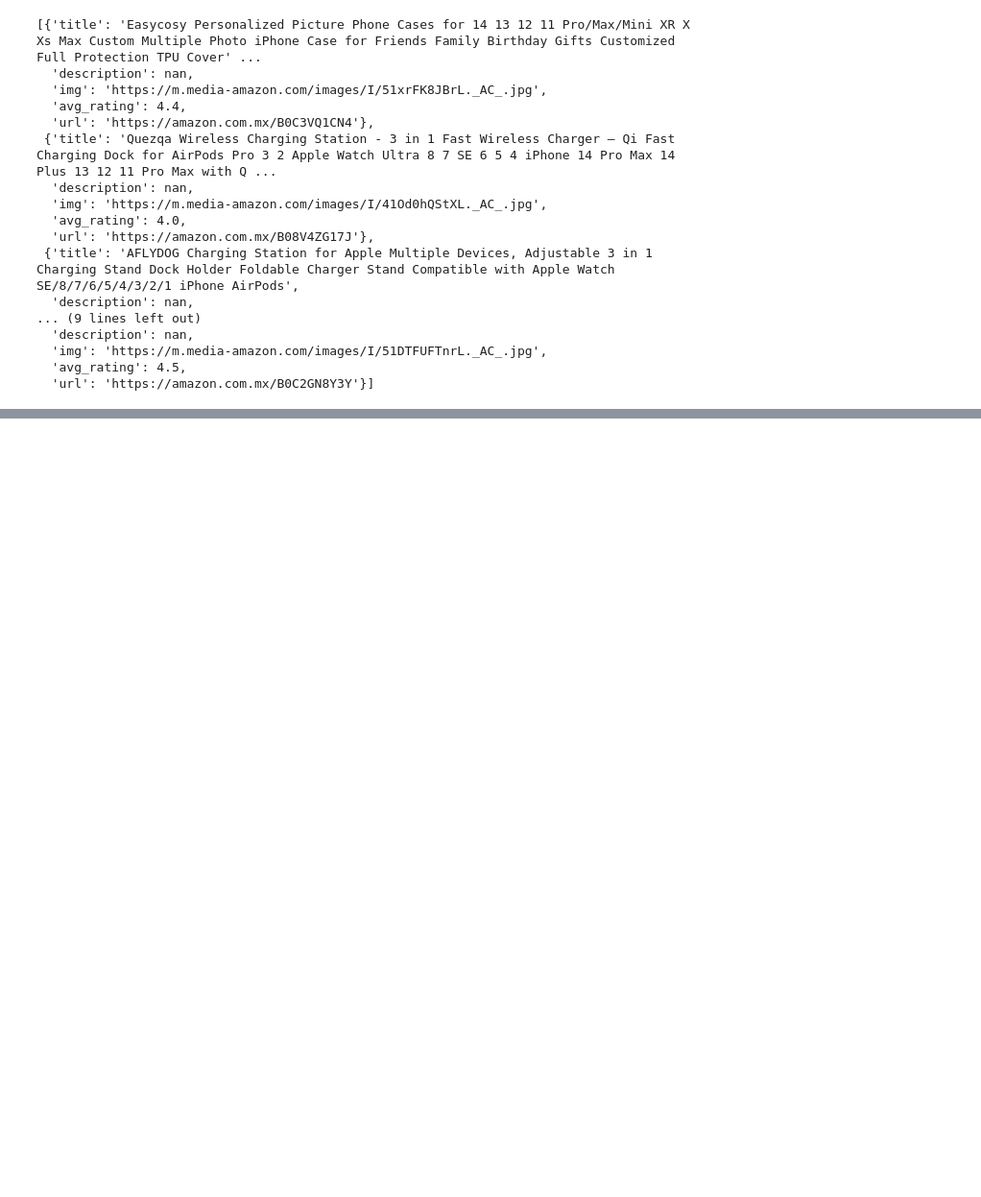
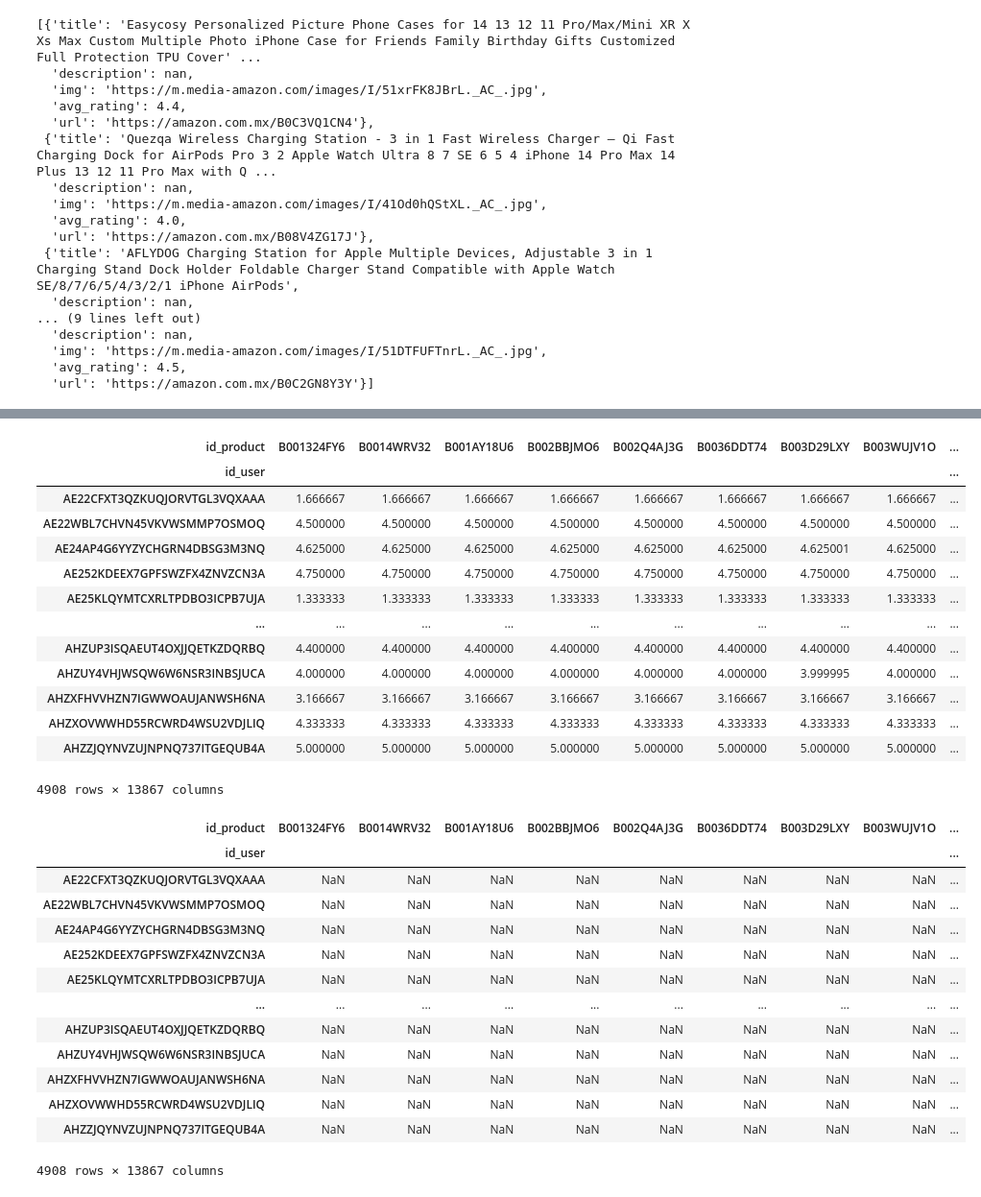
Before and after one commit to Aleksei115/Recommender-Engines, a Jupyter notebook: main.ipynb, the cells around one changed output, grey strips where cells are left out. Shown: that part at 96% size. Drawn from its saved outputs; the diff is of its cells as text; code cells hidden in the pictures; blank space fills up the shorter version.

```diff
--- a/main.ipynb
+++ b/main.ipynb
@@ -386,0 +724,14 @@ return_array_user_profile
+# %%
+#Now we have our pivot table with the index as the users and the columns as the products, the values are the ratings
+user_ratings_df = filtered_df_reviews.pivot(values='rating',index='id_user',columns='id_product')
+
+
+#Centered values around 0
+avg_ratings = user_ratings_df.mean(axis=1)
+user_ratings_pivot_centered = user_ratings_df.sub(avg_ratings, axis=0)
+
+#Fill missing values
+user_ratings_pivot_centered.fillna(0,inplace=True)
+
+#Ratings centered around 0
+display(user_ratings_pivot_centered.mean(axis=1).head(5))
@@ -386,0 +746,61 @@ return_array_user_profile
+# %%
+from scipy.sparse.linalg import svds
+import scipy.sparse as sp
+
+# Convert DataFrame to a sparse matrix
+user_ratings_sparse = sp.csr_matrix(user_ratings_pivot_centered.values)
+
+# Perform SVD
+U, sigma, Vt = svds(user_ratings_sparse)
+
+#Conver sigma into diagonal matrix
+sigma = np.diag(sigma)
+
+
+# Dot product of U and sigma
+U_sigma = np.dot(U, sigma)
+
+# Dot product of result and Vt
+U_sigma_Vt = np.dot(U_sigma, Vt)
+
+# Add the row means back contained in avg_ratings
+uncentered_ratings = U_sigma_Vt + avg_ratings.values.reshape(-1, 1)
+
+
+# Create DataFrame of the results
+calc_pred_ratings_df = pd.DataFrame(uncentered_ratings,
+                                    index=user_ratings_df.index,
+                                    columns=user_ratings_df.columns
+                                   )
+# Print both the recalculated matrix and the original
+display(calc_pred_ratings_df)
+display(user_ratings_df)
+# %% [output]
+| id_product | B001324FY6 | B0014WRV32 | B001AY18U6 | B002BBJMO6 | B002Q4AJ3G | B0036DDT74 | B003D29LXY | B003WUJV1O | ... |
+| id_user |  |  |  |  |  |  |  |  | ... |
+| AE22CFXT3QZKUQJORVTGL3VQXAAA | 1.666667 | 1.666667 | 1.666667 | 1.666667 | 1.666667 | 1.666667 | 1.666667 | 1.666667 | ... |
+| AE22WBL7CHVN45VKVWSMMP7OSMOQ | 4.500000 | 4.500000 | 4.500000 | 4.500000 | 4.500000 | 4.500000 | 4.500000 | 4.500000 | ... |
+| AE24AP4G6YYZYCHGRN4DBSG3M3NQ | 4.625000 | 4.625000 | 4.625000 | 4.625000 | 4.625000 | 4.625000 | 4.625001 | 4.625000 | ... |
+| AE252KDEEX7GPFSWZFX4ZNVZCN3A | 4.750000 | 4.750000 | 4.750000 | 4.750000 | 4.750000 | 4.750000 | 4.750000 | 4.750000 | ... |
+| AE25KLQYMTCXRLTPDBO3ICPB7UJA | 1.333333 | 1.333333 | 1.333333 | 1.333333 | 1.333333 | 1.333333 | 1.333333 | 1.333333 | ... |
+| ... | ... | ... | ... | ... | ... | ... | ... | ... | ... |
+| AHZUP3ISQAEUT4OXJJQETKZDQRBQ | 4.400000 | 4.400000 | 4.400000 | 4.400000 | 4.400000 | 4.400000 | 4.400000 | 4.400000 | ... |
+| AHZUY4VHJWSQW6W6NSR3INBSJUCA | 4.000000 | 4.000000 | 4.000000 | 4.000000 | 4.000000 | 4.000000 | 3.999995 | 4.000000 | ... |
+| AHZXFHVVHZN7IGWWOAUJANWSH6NA | 3.166667 | 3.166667 | 3.166667 | 3.166667 | 3.166667 | 3.166667 | 3.166667 | 3.166667 | ... |
+| AHZXOVWWHD55RCWRD4WSU2VDJLIQ | 4.333333 | 4.333333 | 4.333333 | 4.333333 | 4.333333 | 4.333333 | 4.333333 | 4.333333 | ... |
+| AHZZJQYNVZUJNPNQ737ITGEQUB4A | 5.000000 | 5.000000 | 5.000000 | 5.000000 | 5.000000 | 5.000000 | 5.000000 | 5.000000 | ... |
+4908 rows × 13867 columns
+| id_product | B001324FY6 | B0014WRV32 | B001AY18U6 | B002BBJMO6 | B002Q4AJ3G | B0036DDT74 | B003D29LXY | B003WUJV1O | ... |
+| id_user |  |  |  |  |  |  |  |  | ... |
+| AE22CFXT3QZKUQJORVTGL3VQXAAA | NaN | NaN | NaN | NaN | NaN | NaN | NaN | NaN | ... |
+| AE22WBL7CHVN45VKVWSMMP7OSMOQ | NaN | NaN | NaN | NaN | NaN | NaN | NaN | NaN | ... |
+| AE24AP4G6YYZYCHGRN4DBSG3M3NQ | NaN | NaN | NaN | NaN | NaN | NaN | NaN | NaN | ... |
+| AE252KDEEX7GPFSWZFX4ZNVZCN3A | NaN | NaN | NaN | NaN | NaN | NaN | NaN | NaN | ... |
+| AE25KLQYMTCXRLTPDBO3ICPB7UJA | NaN | NaN | NaN | NaN | NaN | NaN | NaN | NaN | ... |
+| ... | ... | ... | ... | ... | ... | ... | ... | ... | ... |
+| AHZUP3ISQAEUT4OXJJQETKZDQRBQ | NaN | NaN | NaN | NaN | NaN | NaN | NaN | NaN | ... |
+| AHZUY4VHJWSQW6W6NSR3INBSJUCA | NaN | NaN | NaN | NaN | NaN | NaN | NaN | NaN | ... |
+| AHZXFHVVHZN7IGWWOAUJANWSH6NA | NaN | NaN | NaN | NaN | NaN | NaN | NaN | NaN | ... |
+| AHZXOVWWHD55RCWRD4WSU2VDJLIQ | NaN | NaN | NaN | NaN | NaN | NaN | NaN | NaN | ... |
+| AHZZJQYNVZUJNPNQ737ITGEQUB4A | NaN | NaN | NaN | NaN | NaN | NaN | NaN | NaN | ... |
+4908 rows × 13867 columns
```
Also changed, not shown: parts of 64 cells of this notebook, 3 other files.
